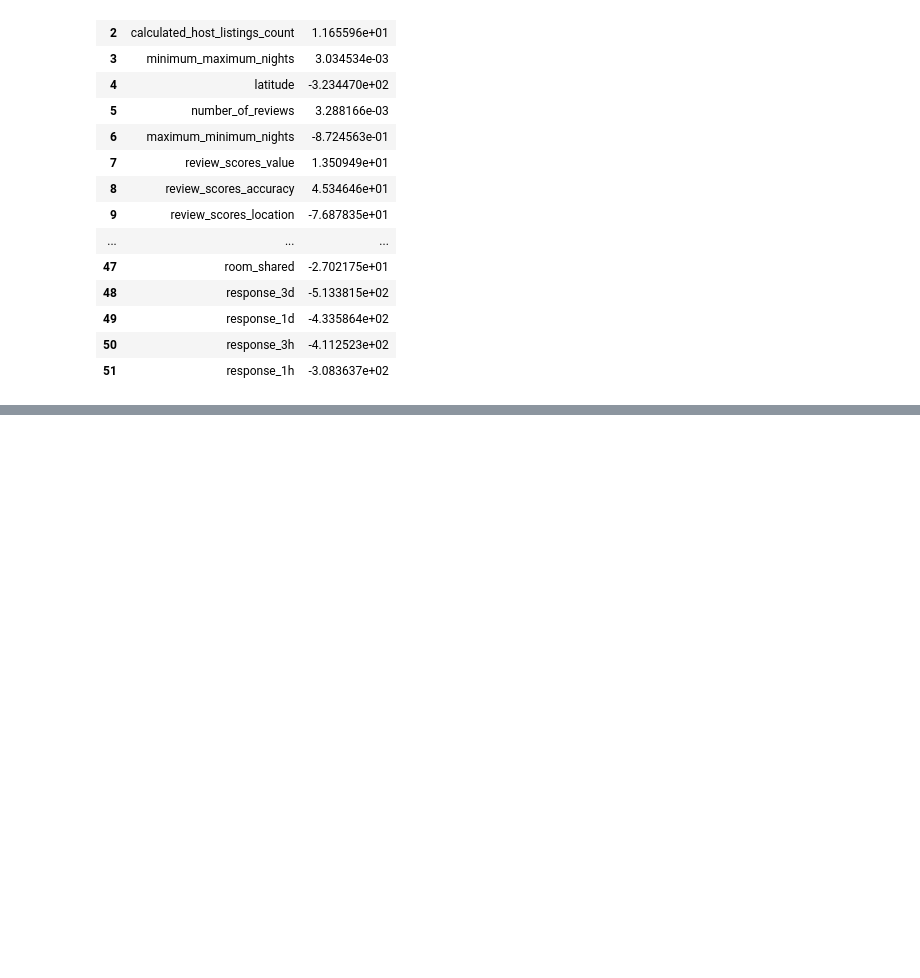
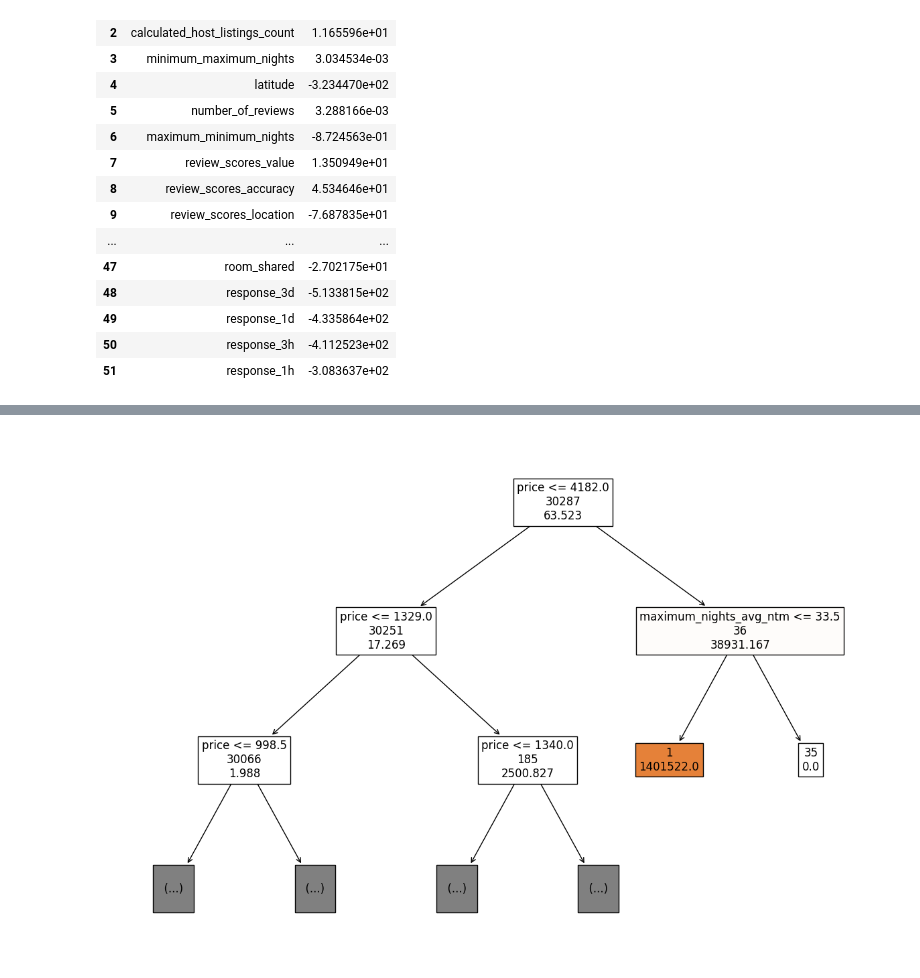
Before and after one commit to HongSeongMo/Airbnb, a Jupyter notebook: Copy_of_Copy_of_airbnb_lecture_5.ipynb, the cells around one changed output, grey strips where cells are left out. Drawn from its saved outputs; the diff is of its cells as text; code cells hidden in the pictures; blank space fills up the shorter version.

```diff
--- a/Copy_of_Copy_of_airbnb_lecture_5.ipynb
+++ b/Copy_of_Copy_of_airbnb_lecture_5.ipynb
@@ -355,0 +399,11 @@ coef_df
+# %%
+plot_tree(model_tree,
+          feature_names = X_train.columns,
+          filled = True,
+          label = 'none', impurity = None,
+          max_depth = 2,
+          fontsize = 12)
+
+plt.show()
+# %% [output]
+[figure, added]
```
Also changed, not shown: parts of 15 cells of this notebook.
